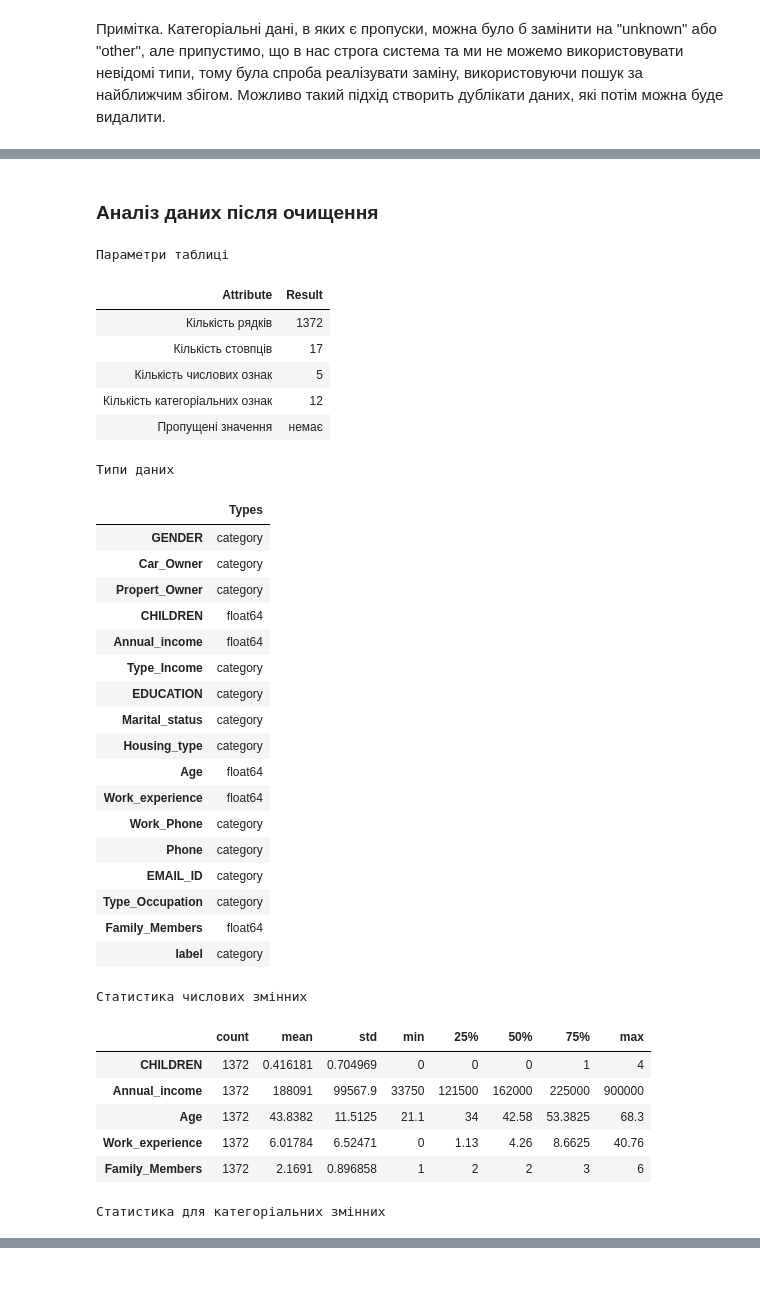
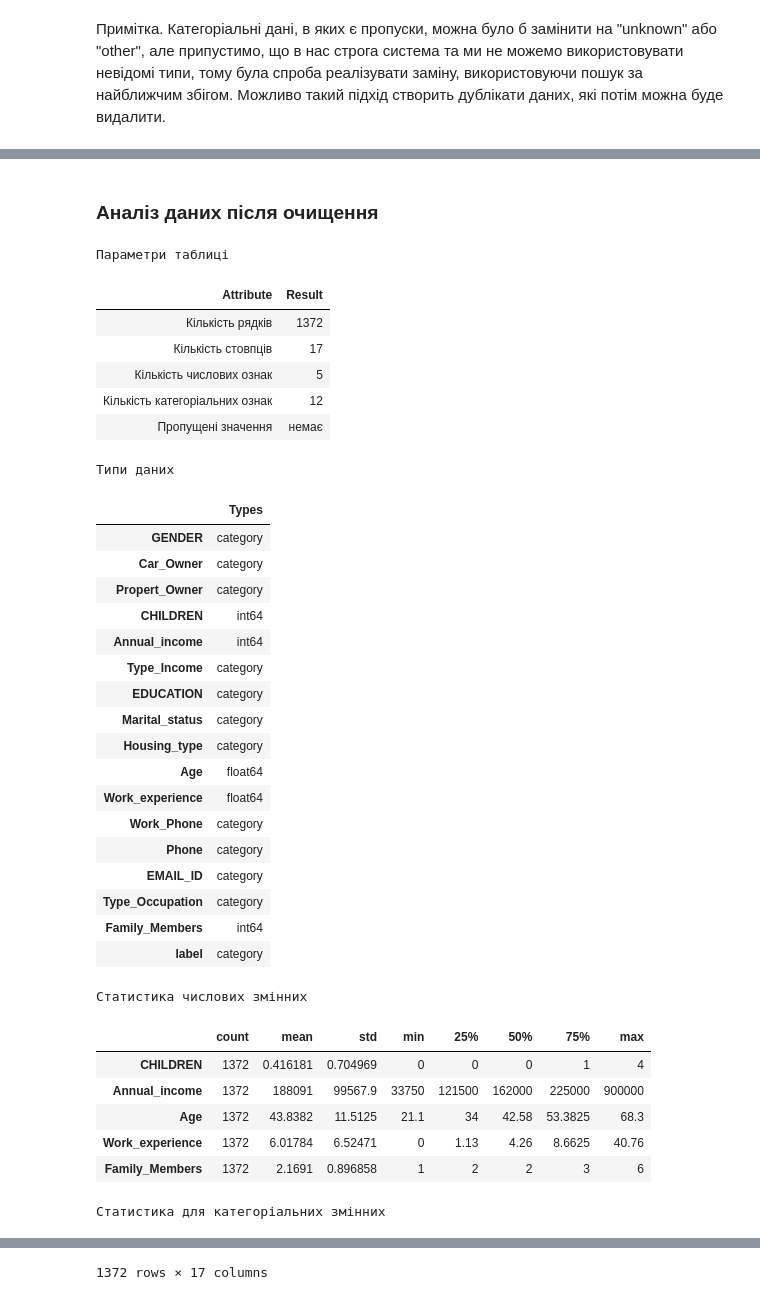
Before and after one commit to BogdanPinchuk/DataScience-PBY_HW20_Course_Project, a Jupyter notebook: Bohdan_Pinchuk_DS_HW20.ipynb, the cells around one changed output, grey strips where cells are left out. Saved outputs shown, nothing was run; the diff lists cells and outputs as text; code cells hidden in the pictures.

Commit message:
[Homework20] - changing types

```diff
--- a/Bohdan_Pinchuk_DS_HW20.ipynb
+++ b/Bohdan_Pinchuk_DS_HW20.ipynb
@@ -1170,5 +1157,5 @@ display(credit_card_dataset)
 # %%
-# Data description
+# Data description and changing types
 
 import numpy as np
 import pandas as pd
@@ -1177,9 +1164,14 @@ from IPython.display import display
 from IPython.core.display import Markdown
 
 # Input data
+col_num_int_type = ["CHILDREN", "Annual_income", "Family_Members"]
+
+# Solution
+for col_name in col_num_int_type:
+    credit_card_dataset[col_name] = credit_card_dataset[col_name].astype(int)
+
 data_set = credit_card_dataset
 
-# Solution
 n_columns = data_set.columns.size
 n_rows = data_set.index.size
 
@@ -1196,35 +1188,37 @@ rp = rpt.Reporter()
 rp.add_item("Кількість рядків", str(n_rows))
 rp.add_item("Кількість стовпців", str(n_columns))
 rp.add_item("Кількість числових ознак", str(col_num_type.columns.size))
 rp.add_item("Кількість категоріальних ознак", str(col_cat_type.columns.size))
 rp.add_item("Пропущені значення", 'є' if is_empty_val > 0 else 'немає')
 
 # Print results
 display(Markdown(f"### Аналіз даних після очищення"))
 rp.print_pd_report("Параметри таблиці")
 
 if is_empty_val > 0:
     display(empty_val_by_col.style.set_caption("Кількість пропусків"))
 display(types_df.style.set_caption("Типи даних"))
 
 display(col_num_type.describe().T.style.format("{:g}").set_caption("Статистика числових змінних"))
 display(col_cat_type.describe().T.style.set_caption("Статистика для категоріальних змінних"))
+
+display(credit_card_dataset)
 # %% [output]
 ### Аналіз даних після очищення
 Параметри таблиці
 | Attribute | Result |
 | Кількість рядків | 1372 |
 | Кількість стовпців | 17 |
 | Кількість числових ознак | 5 |
 | Кількість категоріальних ознак | 12 |
 | Пропущені значення | немає |
 Типи даних
 |  | Types |
 | GENDER | category |
 | Car_Owner | category |
 | Propert_Owner | category |
-| CHILDREN | float64 |
-| Annual_income | float64 |
+| CHILDREN | int64 |
+| Annual_income | int64 |
 | Type_Income | category |
 | EDUCATION | category |
 | Marital_status | category |
@@ -1235,7 +1229,7 @@ display(col_cat_type.describe().T.style.set_caption("Статистика для
 | Phone | category |
 | EMAIL_ID | category |
 | Type_Occupation | category |
-| Family_Members | float64 |
+| Family_Members | int64 |
 | label | category |
 Статистика числових змінних
 |  | count | mean | std | min | 25% | 50% | 75% | max |
@@ -1260,0 +1267 @@ display(col_cat_type.describe().T.style.set_caption("Статистика для
+1372 rows × 17 columns
```
Also changed, not shown: parts of 2 cells of this notebook.
